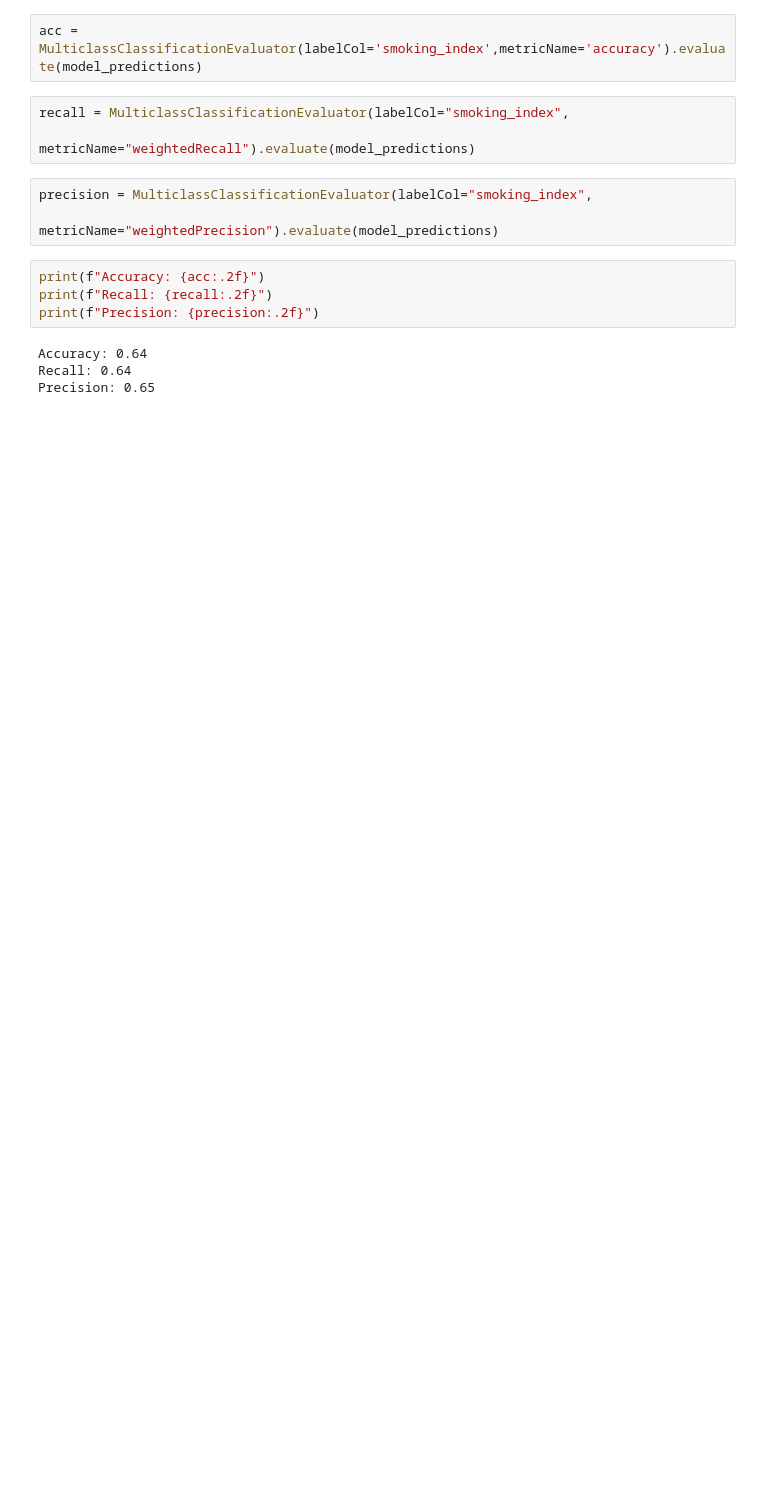
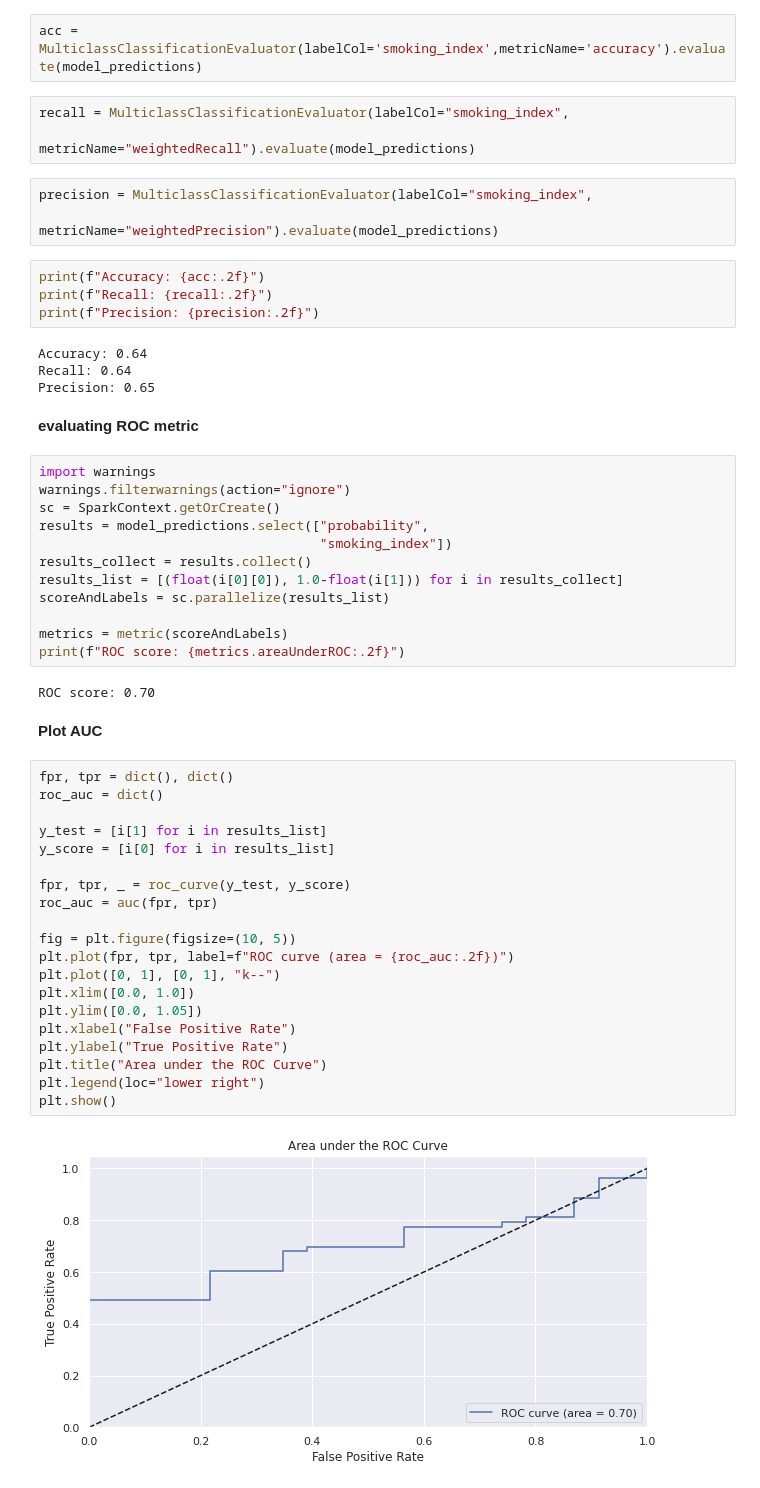
Before and after one commit to neemiasbsilva/case-study-data-science, a Jupyter notebook: data_analysis_using_pyspark/healthcare_logistic_regression_pyspark.ipynb, the cells around one changed output. Drawn from its saved outputs; the diff is of its cells as text; blank space fills up the shorter version.

```diff
--- a/data_analysis_using_pyspark/healthcare_logistic_regression_pyspark.ipynb
+++ b/data_analysis_using_pyspark/healthcare_logistic_regression_pyspark.ipynb
@@ -319,3 +324,43 @@ print(f"Precision: {precision:.2f}")
 Accuracy: 0.64
 Recall: 0.64
 Precision: 0.65
+# %% [markdown]
+**evaluating ROC metric**
+# %%
+import warnings
+warnings.filterwarnings(action="ignore")
+sc = SparkContext.getOrCreate()
+results = model_predictions.select(["probability",
+                                    "smoking_index"])
+results_collect = results.collect()
+results_list = [(float(i[0][0]), 1.0-float(i[1])) for i in results_collect]
+scoreAndLabels = sc.parallelize(results_list)
+
+metrics = metric(scoreAndLabels)
+print(f"ROC score: {metrics.areaUnderROC:.2f}")
+# %% [output]
+ROC score: 0.70
+# %% [markdown]
+**Plot AUC**
+# %%
+fpr, tpr = dict(), dict()
+roc_auc = dict()
+
+y_test = [i[1] for i in results_list]
+y_score = [i[0] for i in results_list]
+
+fpr, tpr, _ = roc_curve(y_test, y_score)
+roc_auc = auc(fpr, tpr)
+
+fig = plt.figure(figsize=(10, 5))
+plt.plot(fpr, tpr, label=f"ROC curve (area = {roc_auc:.2f})")
+plt.plot([0, 1], [0, 1], "k--")
+plt.xlim([0.0, 1.0])
+plt.ylim([0.0, 1.05])
+plt.xlabel("False Positive Rate")
+plt.ylabel("True Positive Rate")
+plt.title("Area under the ROC Curve")
+plt.legend(loc="lower right")
+plt.show()
+# %% [output]
+[figure, added]
```
Also changed, not shown: parts of 2 cells of this notebook.
